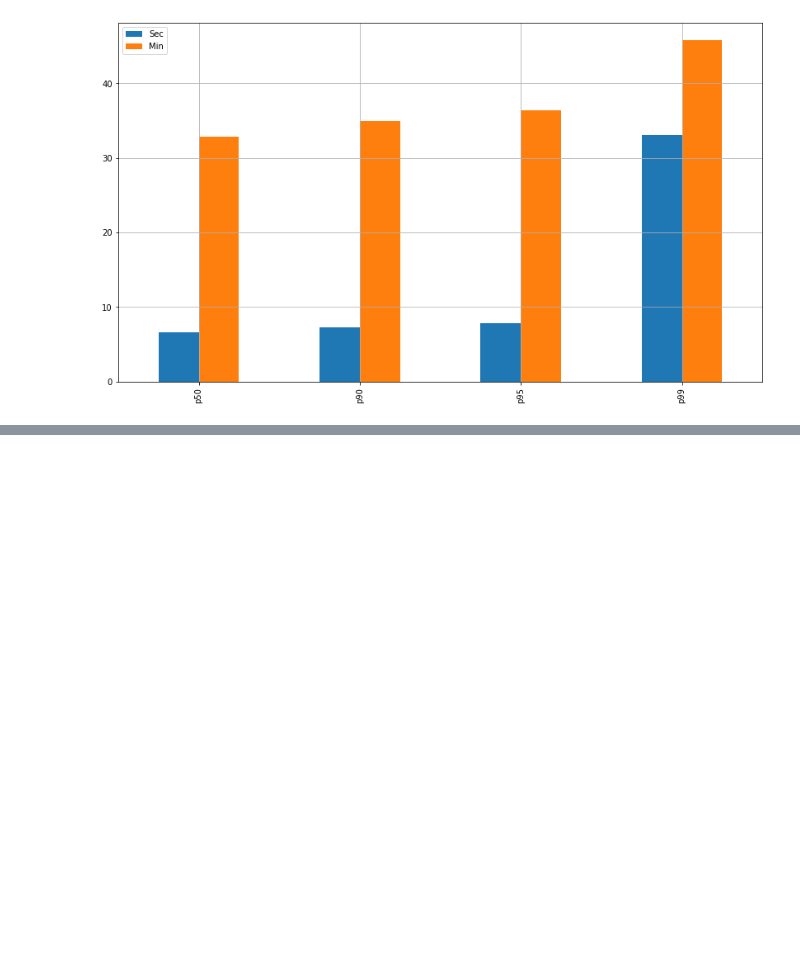
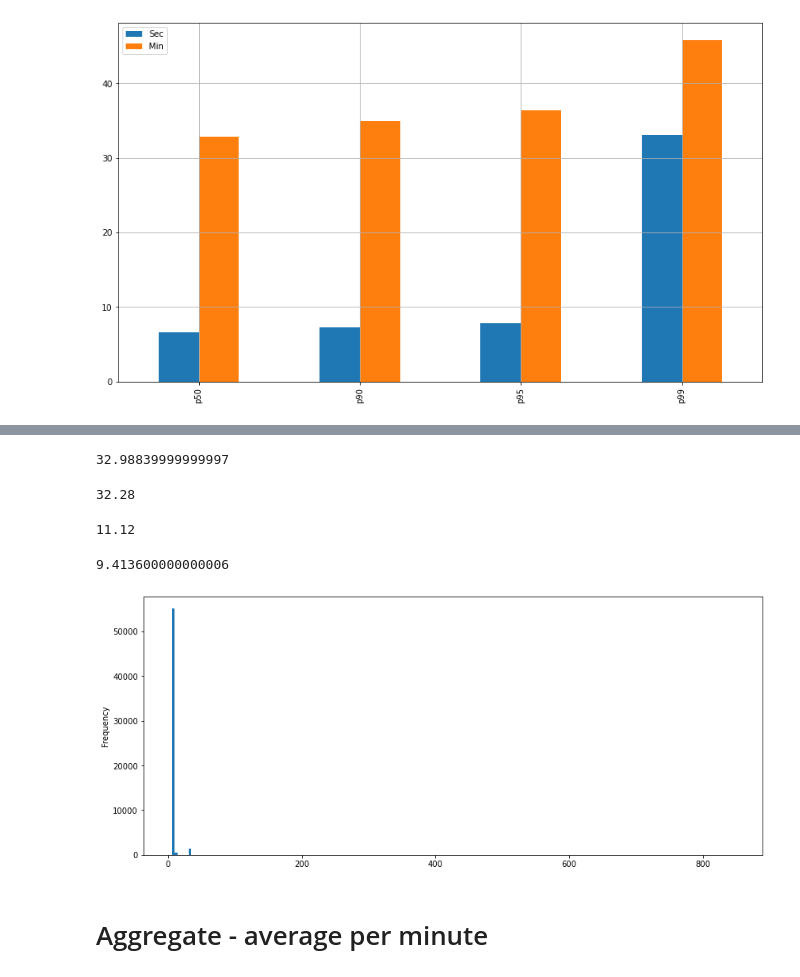
Before and after one commit to ericmelz/pinger-parser, a Jupyter notebook: jupyter/Pinger Parser Playground.ipynb, the cells around one changed output, grey strips where cells are left out. Saved outputs shown, nothing was run; the diff lists cells and outputs as text; code cells hidden in the pictures; blank space fills up the shorter version.

```diff
--- a/jupyter/Pinger Parser Playground.ipynb
+++ b/jupyter/Pinger Parser Playground.ipynb
@@ -232,0 +263,24 @@ df6.plot(kind='bar', grid=True, figsize=(14,8))
+# %%
+df7['latency_ms'].quantile(.99)
+# %% [output]
+32.98839999999997
+# %%
+df7['latency_ms'].quantile(.98)
+# %% [output]
+32.28
+# %%
+df7['latency_ms'].quantile(.97)
+# %% [output]
+11.12
+# %%
+df7['latency_ms'].quantile(.96)
+# %% [output]
+9.413600000000006
+# %%
+df7_latencies = df7['latency_ms']
+# %%
+ax = df7_latencies.plot.hist(bins=200, figsize=(14,6))
+# %% [output]
+[figure, added]
+# %% [markdown]
+# Aggregate - average per minute
```
Also changed, not shown: parts of 30 cells of this notebook, 1 other file.
